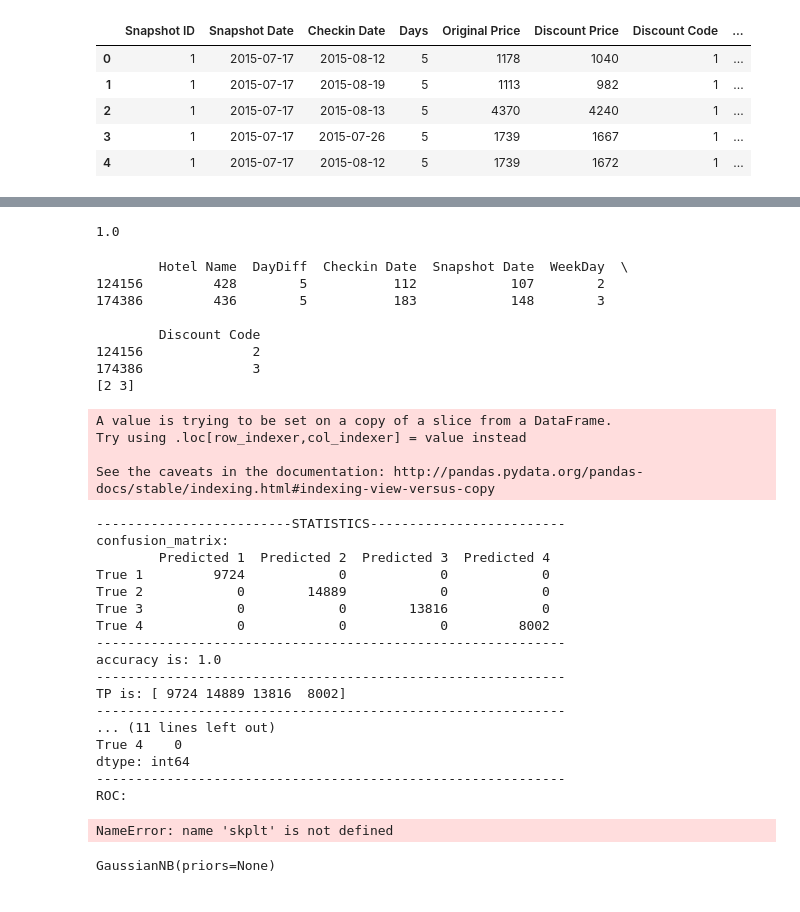
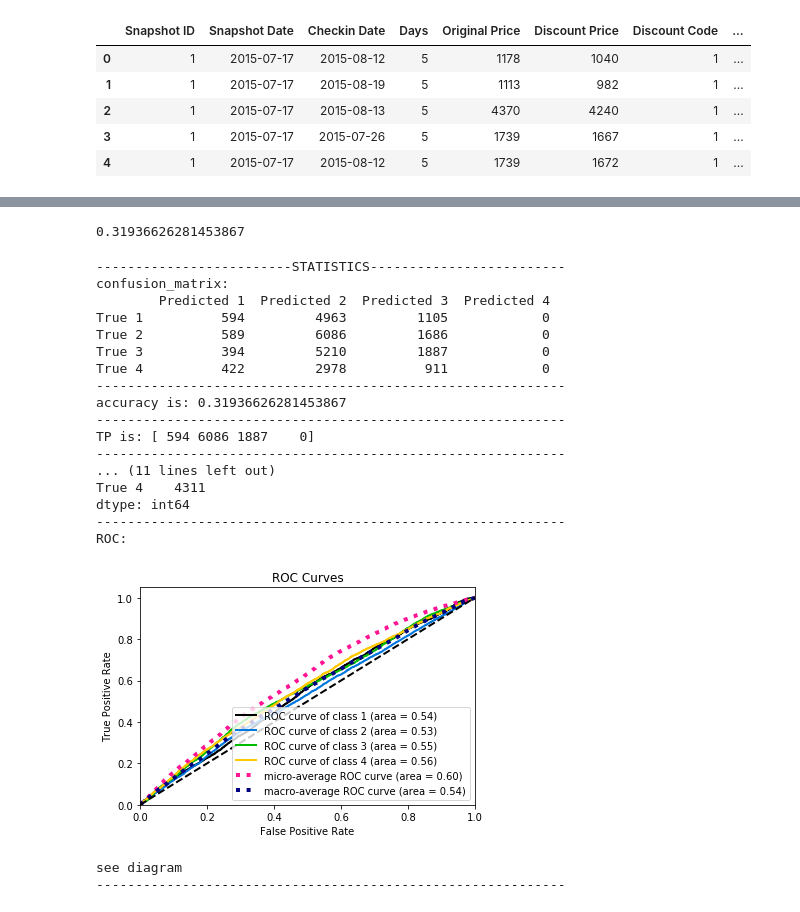
Before and after one commit to yifatBi/DateScience, a Jupyter notebook: Task2-Eli.ipynb, the cells around one changed output, grey strips where cells are left out. Cells and saved outputs as stored; diff of their text form; code cells hidden in the pictures.

```diff
--- a/Task2-Eli.ipynb
+++ b/Task2-Eli.ipynb
@@ -59,43 +83,22 @@ from sklearn.model_selection import train_test_split
 from sklearn.metrics import classification_report
 from sklearn.metrics import accuracy_score
 
+
 features = df[relevantColumnsFeatures]
-target = df['Discount Code'].values
+target = df['Discount Code']
 
-f_train, f_test, t_train, t_test = train_test_split(features, target,test_size=0.33, random_state=42)
+f_train, f_test, t_train, t_test = train_test_split(features, target, random_state=1)
 
 nb = GaussianNB()
 
 nb.fit(f_train, t_train)
 predicted = nb.predict(f_test)
-predicted_probas = nb.predict_proba(f_test)
 print(accuracy_score(t_test, predicted))
 # %% [output]
-1.0
+0.31936626281453867
-# %%
-#for test!!!
-df4= f_test.iloc[0:2]
-df4['DayDiff'] = 5
-print(df4)
-predicted2 = nb.predict(df4)
-predicted_probas2 = nb.predict_proba(df4)
-print(predicted2)
-# %% [output]
-        Hotel Name  DayDiff  Checkin Date  Snapshot Date  WeekDay  \
-124156         428        5           112            107        2
-174386         436        5           183            148        3
-
-        Discount Code
-124156              2
-174386              3
-[2 3]
-A value is trying to be set on a copy of a slice from a DataFrame.
-Try using .loc[row_indexer,col_indexer] = value instead
-
-See the caveats in the documentation: http://pandas.pydata.org/pandas-docs/stable/indexing.html#indexing-view-versus-copy
 # %%
-from sklearn.metrics import confusion_matrix
-import numpy as np
+import scikitplot as skplt
+import matplotlib.pyplot as plt
 
 matrix=pd.DataFrame(
     confusion_matrix(t_test, predicted),
@@ -116,56 +119,42 @@ tp = np.diag(matrix)
 print("TP is: %s" %(tp))
 print("------------------------------------------------------------")
 # FP
 fp=matrix.sum(axis=0)-np.diag(matrix)
 print("FP:")
 print(fp)
 print("------------------------------------------------------------")
 # FN
 fn = matrix.sum(axis=1) - np.diag(matrix)
 print("FN:")
 print(fn)
 print("------------------------------------------------------------")
 # ROC
 print("ROC:")
 # This is the ROC curve
-skplt.metrics.plot_roc_curve(y1_test, predicted_probas)
+predictProb = nb.predict_proba(f_test)
+skplt.metrics.plot_roc_curve(t_test, predictProb)
 plt.show()
 print("see diagram")
 print("------------------------------------------------------------")
 print()
-
-#Eli End! ---------------------
 # %% [output]
 -------------------------STATISTICS-------------------------
 confusion_matrix:
         Predicted 1  Predicted 2  Predicted 3  Predicted 4
-True 1         9724            0            0            0
-True 2            0        14889            0            0
-True 3            0            0        13816            0
-True 4            0            0            0         8002
+True 1          594         4963         1105            0
+True 2          589         6086         1686            0
+True 3          394         5210         1887            0
+True 4          422         2978          911            0
 ------------------------------------------------------------
-accuracy is: 1.0
+accuracy is: 0.31936626281453867
 ------------------------------------------------------------
-TP is: [ 9724 14889 13816  8002]
+TP is: [ 594 6086 1887    0]
 ------------------------------------------------------------
 ... (11 lines left out)
-True 4    0
+True 4    4311
 dtype: int64
 ------------------------------------------------------------
 ROC:
+[figure, added]
-NameError: name 'skplt' is not defined
+see diagram
+------------------------------------------------------------
-# %%
-from sklearn.naive_bayes import GaussianNB
-from sklearn.metrics import accuracy_score
-
-train, test, train_labels, test_labels = train_test_split(counts,
-                                                          targets,
-                                                          test_size=0.33,
-                                                          random_state=42)
-# Initialize our classifier
-gnb = GaussianNB()
-
-# Train our classifier
-model = gnb.fit(train.toarray(), train_labels)
-# %% [output]
-GaussianNB(priors=None)
```
Also changed, not shown: parts of 7 cells of this notebook.
